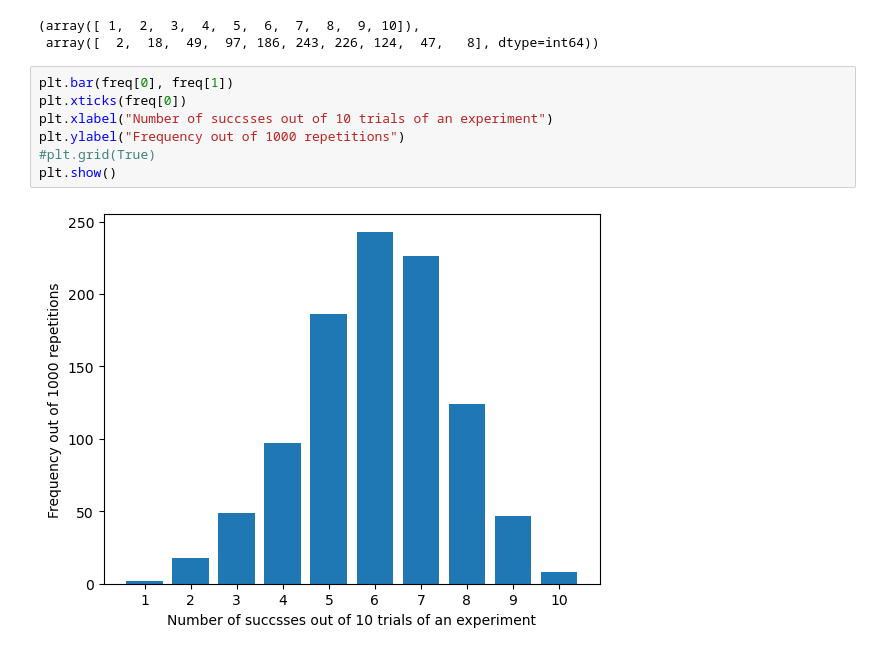
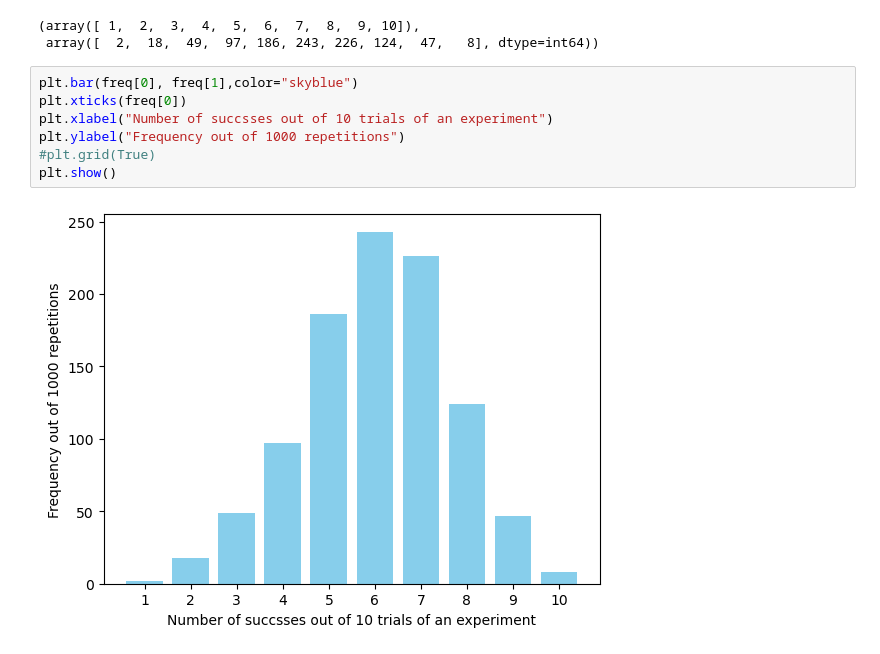
Before and after one commit to xthimylJ/statistics-for-data-science, a Jupyter notebook: binomial dist-n practice.ipynb, the cells around one changed output. Cells and saved outputs as stored; diff of their text form.

```diff
--- a/binomial dist-n practice.ipynb
+++ b/binomial dist-n practice.ipynb
@@ -240,11 +240,11 @@ freq # returns tuple
 (array([ 1,  2,  3,  4,  5,  6,  7,  8,  9, 10]),
  array([  2,  18,  49,  97, 186, 243, 226, 124,  47,   8], dtype=int64))
 # %%
-plt.bar(freq[0], freq[1])
+plt.bar(freq[0], freq[1],color="skyblue")
 plt.xticks(freq[0])
 plt.xlabel("Number of succsses out of 10 trials of an experiment")
 plt.ylabel("Frequency out of 1000 repetitions")
 #plt.grid(True)
 plt.show()
 # %% [output]
-[figure, old version]
+[figure, new version]
```
Also changed, not shown: parts of 1 cell of this notebook.
